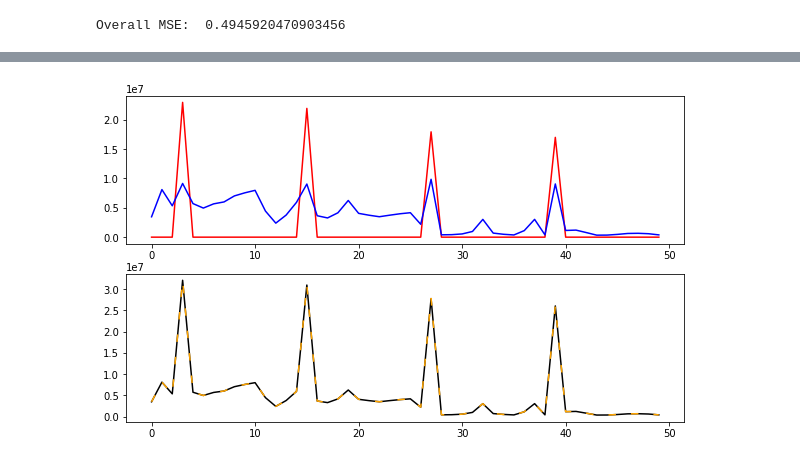
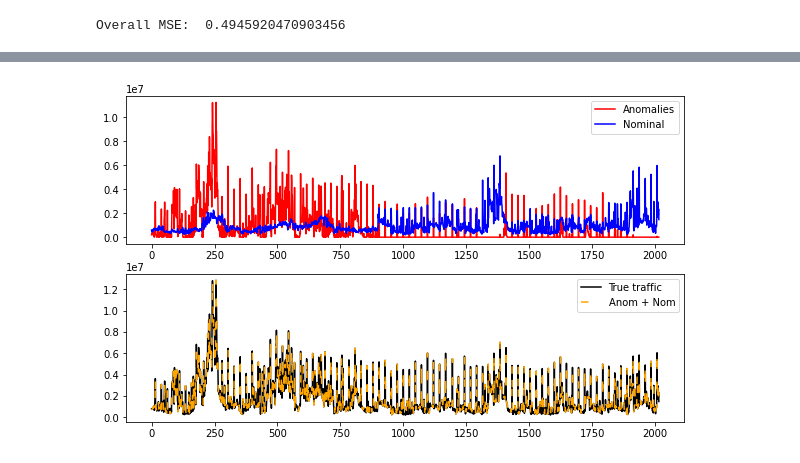
Before and after one commit to TomBombadil95/SPBD, a Jupyter notebook: Traffic Network.ipynb, the cells around one changed output, grey strips where cells are left out. Cells and saved outputs as stored; diff of their text form; code cells hidden in the pictures.

```diff
--- a/Traffic Network.ipynb
+++ b/Traffic Network.ipynb
@@ -489,13 +452,6 @@ plt.show()
-# %%
-i = 69; t0 = 0; t1 = 50;
-f, axs = plt.subplots(2,2,figsize=(10,6))
-plt.subplot(2,1,1)
-plt.plot(overall_anomalies[i, t0:t1], color = 'red')
-plt.plot(overall_nominal[i,t0:t1], color = 'blue')
-#plt.plot(recov[i], color = 'orange')
-plt.subplot(2,1,2)
-plt.plot(full_Q.T[i,t0:t1], color = 'black')
-plt.plot(overall_anomalies[i, t0:t1] + overall_nominal[i, t0:t1], linestyle = (0, (5, 10)), color = 'orange')
-plt.show()
-# %% [output]
-[figure, removed]
+# %%
+args2 = [overall_anomalies, overall_nominal, full_Q.T, overall_anomalies+overall_nominal]
+# %%
+show_plots(args2, i = np.random.randint(1 , 119),t1 = 2016)
+# %% [output]
+[figure, added]
```
Also changed, not shown: parts of 16 cells of this notebook, 1 other file.
